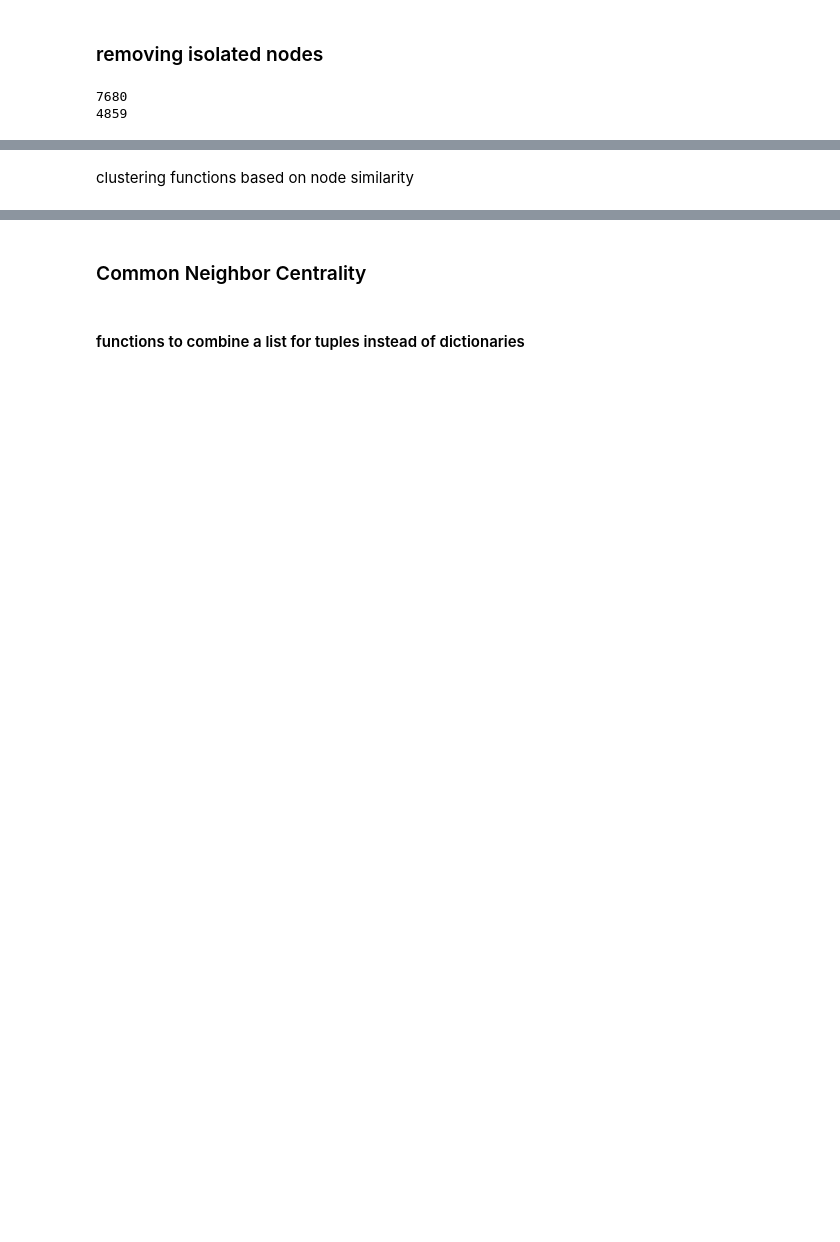
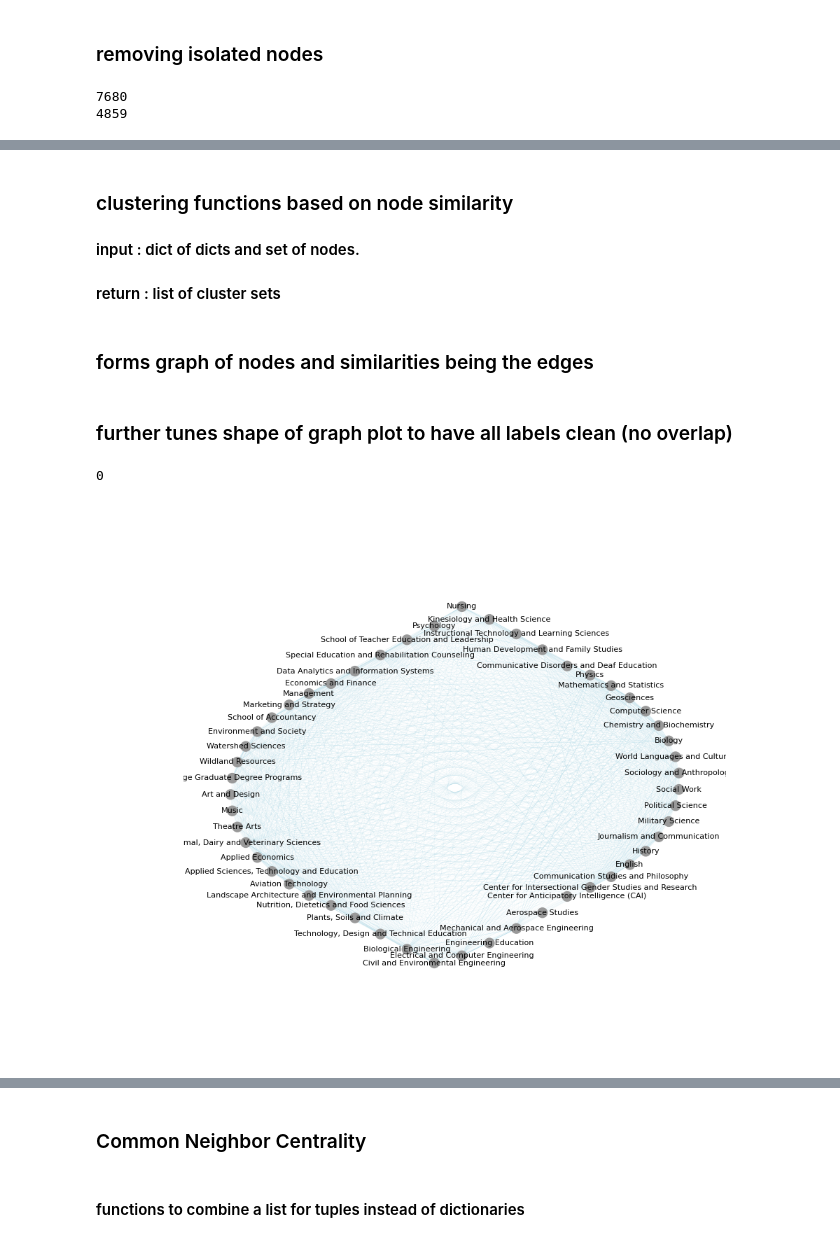
Before and after one commit to yodarocks1/USUClassNetwork, a Jupyter notebook: CS_SciorEng.ipynb, the cells around one changed output, grey strips where cells are left out. Cells and saved outputs as stored; diff of their text form; code cells hidden in the pictures; blank space fills up the shorter version.

Commit message:
Cleaned up and annotated code by jupyter notebook

```diff
--- a/CS_SciorEng.ipynb
+++ b/CS_SciorEng.ipynb
@@ -61,7 +110,9 @@ dlist = [i for i in list(Gf2022.nodes()) if i.startswith('d')]
 # %%
-sim_rank = nx.simrank_similarity(Gf2022, tolerance=.05)
+sims = nx.simrank_similarity(Gf2022, tolerance=.0001)
 # %% [markdown]
-clustering functions based on node similarity
+### clustering functions based on node similarity
+#### input : dict of dicts and set of nodes.
+#### return : list of cluster sets
 # %%
 def merge_2_in_list(lst, i:set, j:set):
     lst.remove(i)
@@ -89,4 +141,54 @@ def merge_best(slist, sim_l):
                     most = setsim(sim_l, x, y)
     slist = merge_2_in_list(slist, best[0], best[1])
     return slist
+# %% [markdown]
+### forms graph of nodes and similarities being the edges
+# %%
+department_similarity = nx.Graph()
+for i in sims:
+    if i.startswith('d'):
+        for j in sims[i]:
+            if j.startswith('d'):
+                if (not i == j) and (not i == "dNone") and (not i == "dNone"):
+                    department_similarity.add_edge(i,j,weight = sims[i][j])
+department_similarity.remove_node('dNone')
+# %% [markdown]
+### further tunes shape of graph plot to have all labels clean (no overlap)
+# %%
+labels = {}
+for node in department_similarity:
+    labels[node] = node[1:]
+layout = nx.shell_layout(department_similarity)
+
+for node in department_similarity:
+    if abs(layout[node][0]) < 0.5:
+        scale_factor = 2 - abs(layout[node][0])
+    else:
+        scale_factor = 1.5
+    if layout[node][0] > 0:
+        bias_factor = 0.05
+    else:
+        bias_factor = -0.1
+    layout[node] = np.asarray([layout[node][0], float(layout[node][1]) * scale_factor + bias_factor])
+
+found = 0
+while found < 100:
+    found_any = False
+    for a in department_similarity:
+        for b in department_similarity:
+            if a == b:
+                continue
+            if abs(layout[a][0] - layout[b][0]) < 0.5 and abs(layout[a][1] - layout[b][1]) < 0.01:
+                layout[a][1] += 0.02
+                found_any = True
+    if not found_any:
+        break
+    else:
+        found += 1
+print(found)
+
+draw_similarity_shell_graph(department_similarity, w=10, c=10, t=8, labels=dict(text=labels), l=layout)
+# %% [output]
+0
+[figure, added]
 # %%
```
Also changed, not shown: parts of 19 cells of this notebook.
